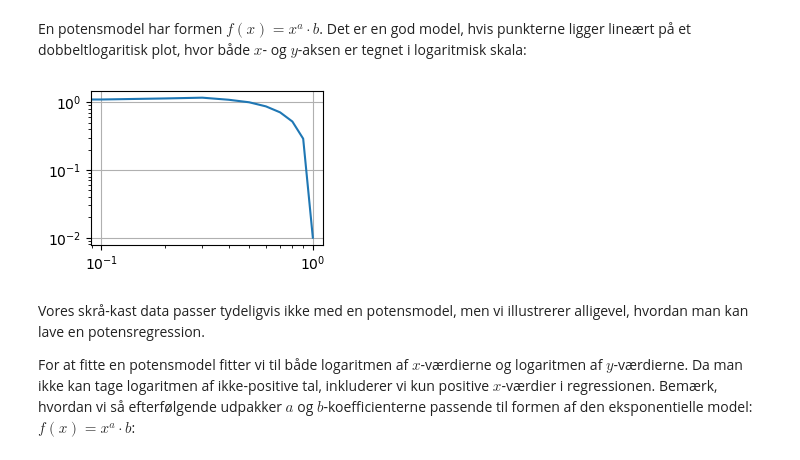
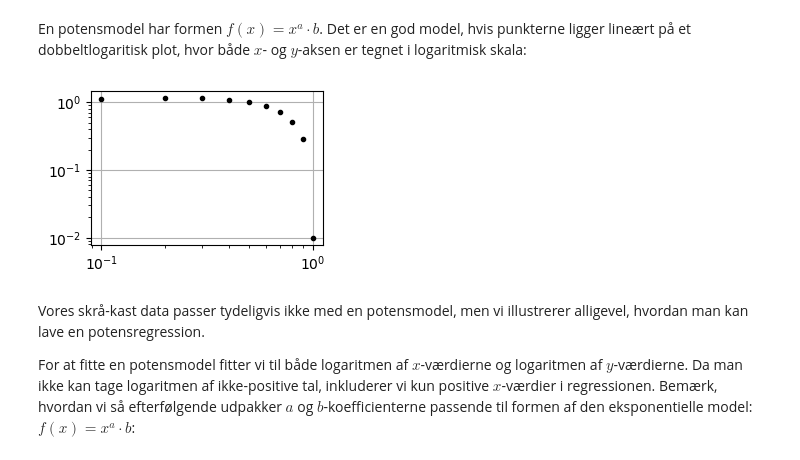
Before and after one commit to runehoejlund/ida-python-for-begyndere, a Jupyter notebook: 00-handout.ipynb, the cells around one changed output. Saved outputs shown, nothing was run; the diff lists cells and outputs as text; code cells hidden in the pictures.

```diff
--- a/00-handout.ipynb
+++ b/00-handout.ipynb
@@ -1198,12 +1211,12 @@ Som forventet er eksponentialmodellen en dårlig model til dette data.
 En potensmodel har formen $f(x) = x^a \cdot b$. Det er en god model, hvis punkterne ligger lineært på et dobbeltlogaritisk plot, hvor både $x$- og $y$-aksen er tegnet i logaritmisk skala:
 # %%
 plt.figure(figsize=(3,2))
-plt.plot(x, y)
+plt.plot(x, y, 'k.')
 plt.gca().set_xscale('log')
 plt.gca().set_yscale('log')
 plt.grid()
 # %% [output]
-[figure, old version]
+[figure, new version]
 # %% [markdown]
 Vores skrå-kast data passer tydeligvis ikke med en potensmodel, men vi illustrerer alligevel, hvordan man kan lave en potensregression.
 
```
Also changed, not shown: parts of 25 cells of this notebook, 1 other file.
